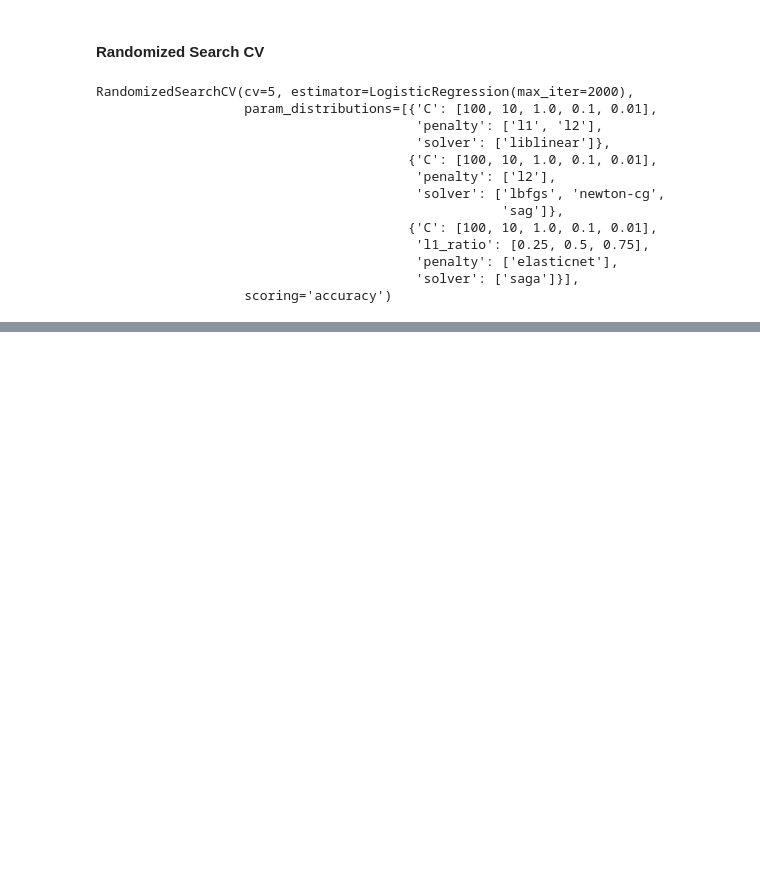
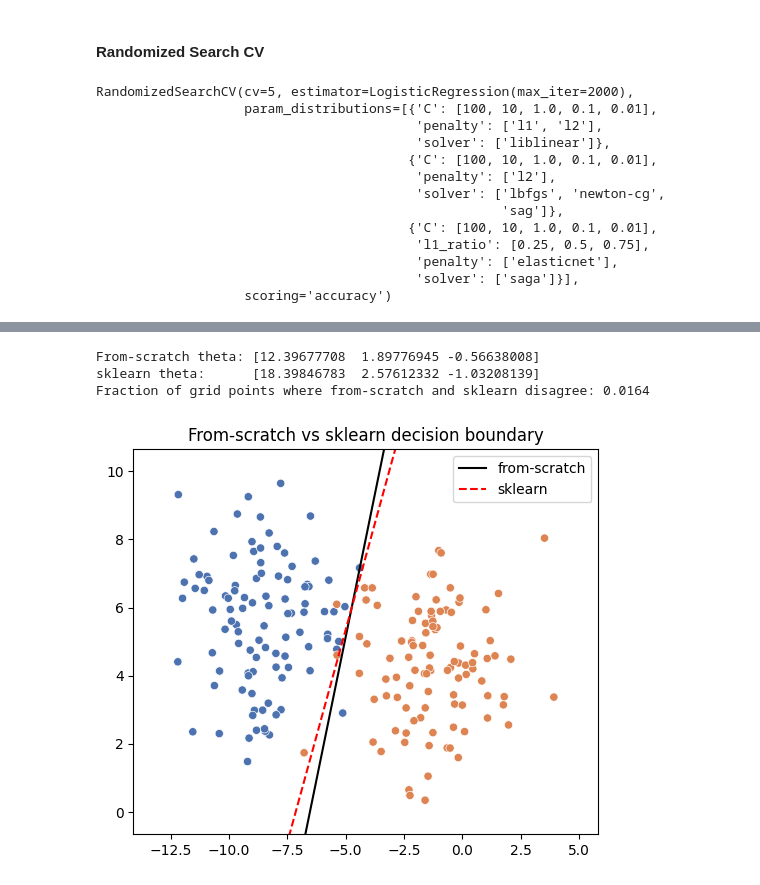
Before and after one commit to yash27007/python-bootcamp, a Jupyter notebook: 05-machine-learning/06-logistic-regression/logistic-regression.ipynb, the cells around one changed output, grey strips where cells are left out. Cells and saved outputs as stored; diff of their text form; code cells hidden in the pictures; blank space fills up the shorter version.

```diff
--- a/05-machine-learning/06-logistic-regression/logistic-regression.ipynb
+++ b/05-machine-learning/06-logistic-regression/logistic-regression.ipynb
@@ -211,0 +274,37 @@ weighted avg       0.86      0.85      0.85       300
+# %%
+# Experiment: from-scratch boundary vs sklearn's LogisticRegression (unregularized, C=inf) on the same data
+sklearn_model = LogisticRegression(C=np.inf, max_iter=5000)
+sklearn_model.fit(X_toy, y_toy)
+theta_sklearn = np.concatenate([sklearn_model.intercept_, sklearn_model.coef_[0]])
+
+print("From-scratch theta:", theta_scratch)
+print("sklearn theta:     ", theta_sklearn)
+
+# Compare predicted classes over a dense grid rather than raw theta
+# (theta itself need only be proportional/close, since both define the same boundary)
+xx, yy = np.meshgrid(
+    np.linspace(X_toy[:, 0].min() - 1, X_toy[:, 0].max() + 1, 200),
+    np.linspace(X_toy[:, 1].min() - 1, X_toy[:, 1].max() + 1, 200),
+)
+grid = np.c_[xx.ravel(), yy.ravel()]
+grid_b = np.hstack([np.ones((grid.shape[0], 1)), grid])
+
+pred_scratch = (sigmoid(grid_b @ theta_scratch) >= 0.5).astype(int)
+pred_sklearn = sklearn_model.predict(grid)
+
+disagreement = np.mean(pred_scratch != pred_sklearn)
+print(f"Fraction of grid points where from-scratch and sklearn disagree: {disagreement:.4f}")
+
+plt.figure(figsize=(6, 5))
+sns.scatterplot(x=X_toy[:, 0], y=X_toy[:, 1], hue=y_toy, palette="deep", legend=False)
+plt.plot(x_range, boundary_line(theta_scratch, x_range), color="black", label="from-scratch")
+plt.plot(x_range, boundary_line(theta_sklearn, x_range), color="red", linestyle="--", label="sklearn")
+plt.ylim(X_toy[:, 1].min() - 1, X_toy[:, 1].max() + 1)
+plt.title("From-scratch vs sklearn decision boundary")
+plt.legend()
+plt.show()
+# %% [output]
+From-scratch theta: [12.39677708  1.89776945 -0.56638008]
+sklearn theta:      [18.39846783  2.57612332 -1.03208139]
+Fraction of grid points where from-scratch and sklearn disagree: 0.0164
+[figure, added]
```
Also changed, not shown: parts of 7 cells of this notebook, 3 other files.
